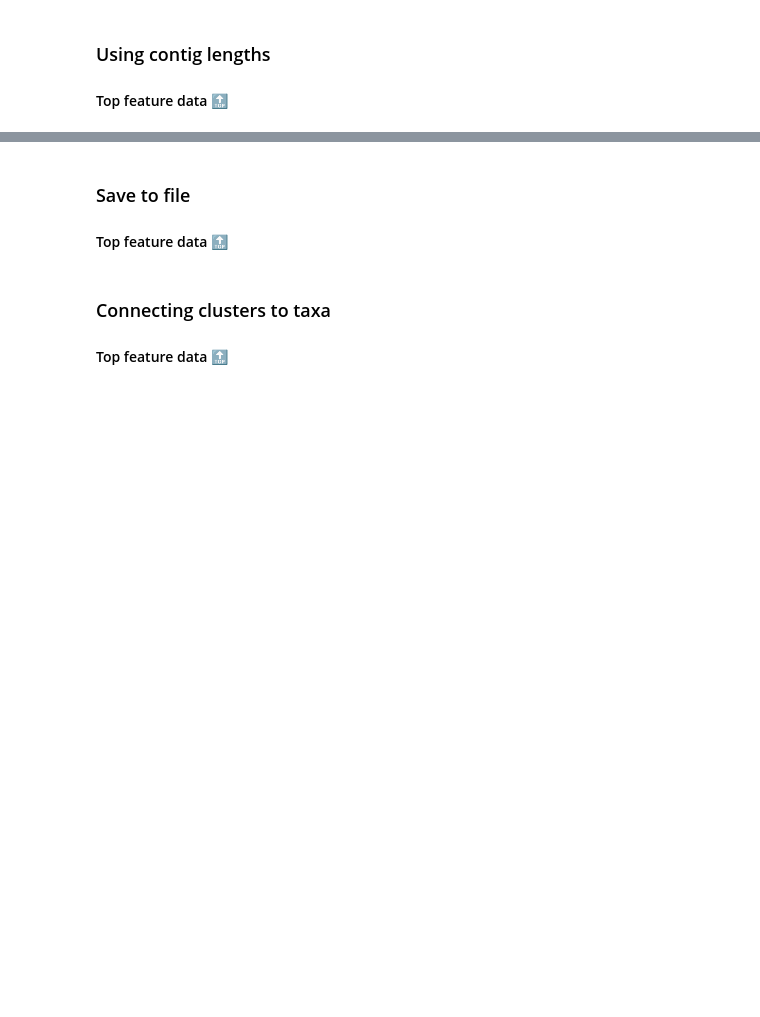
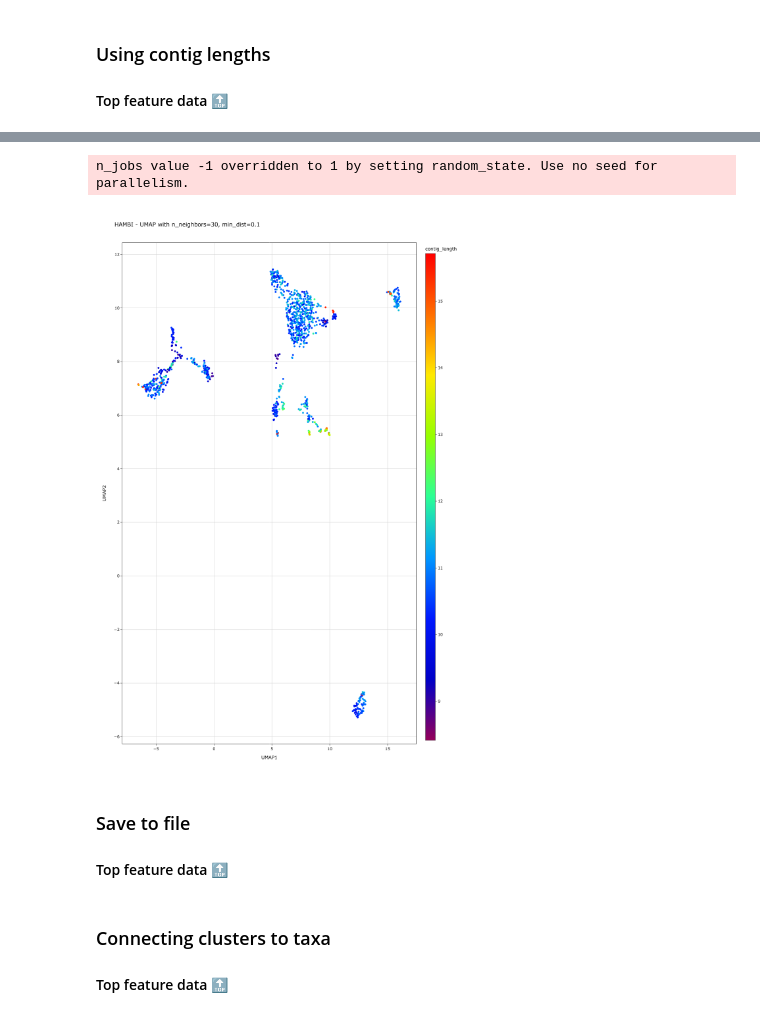
Before and after one commit to melinamarkkanen/Methylation, a Jupyter notebook: notebooks/UMAP_HAMBI.ipynb, the cells around one changed output, grey strips where cells are left out. Cells and saved outputs as stored; diff of their text form; code cells hidden in the pictures; blank space fills up the shorter version.

Commit message:
rainbow colors

```diff
--- a/notebooks/UMAP_HAMBI.ipynb
+++ b/notebooks/UMAP_HAMBI.ipynb
@@ -1234,6 +1314,9 @@ file_path = '/scratch/project_2006608/Methylation/notebooks/UMAP_HAMBI_top150_fe
 df_lengths = pd.read_csv(file_path, sep='\t', index_col=0, header=0, low_memory=False)
 print(df_lengths.shape[0])
 df_lengths.head()
-## Append to merged_data.tsv
+
+df_lengths = np.log(df_lengths)
+#df_lengths = np.log10(df_lengths)
+#df_lengths = np.log2(df_lengths)
 # %% [output]
 1282
@@ -1246,0 +1323,5 @@ df_lengths.head()
+# %%
+## Append to merged_data.tsv
+df_top150_ext = df_top150.copy()
+df_top150_lengths = pd.concat([df_top150_ext, df_lengths], axis=1)
+df_top150_lengths.head()
@@ -1247,59 +1336,52 @@ df_lengths.head()
 # %%
 n_neighbors = [30]
 min_dist = [0.1]
-color_dict = [
-    "#FF0000", "#00FF00", "#0000FF", "#FFFF00", "#FF00FF", "#00FFFF", "#800000", "#008000",
-    "#000080", "#808000", "#800080", "#008080", "#FF4500", "#2E8B57", "#4682B4", "#DAA520",
-    "#FF1493", "#9ACD32", "#8A2BE2", "#5F9EA0", "#D2691E", "#DC143C", "#B8860B", "#32CD32",
-    "#FFD700", "#20B2AA", "#FF6347", "#4169E1", "#8B4513", "#6A5ACD", "#FF7F50", "#2F4F4F"
-]
-
-# If not distinct colors
-color_dict = ["#FF0000"]
-custom_colors = color_dict
 
 for n in n_neighbors:
     for m in min_dist:
         reducer = umap.UMAP(n_neighbors=n, min_dist=m, random_state=seed)
-        embedding = reducer.fit_transform(df_top150.iloc[:, :-17])
-        top150_UMAP_df  = pd.DataFrame({
+        embedding = reducer.fit_transform(df_top150_lengths.iloc[:, :-18])
+        top150_lengths_UMAP_df  = pd.DataFrame({
             'UMAP1': embedding[:, 0],
             'UMAP2': embedding[:, 1],
-            'Domain to species': df_top150['Domain to species'],
-            'Domain to genus': df_top150['Domain to genus'],
-            'element': df_top150['element'],
-            'contig': df_top150.index,
+            'Domain to species': df_top150_lengths['Domain to species'],
+            'Domain to genus': df_top150_lengths['Domain to genus'],
+            'element': df_top150_lengths['element'],
+            'contig': df_top150_lengths.index,
+            'contig_length':df_top150_lengths['contig_length']
         })
         # clustering k defined choosing the k by looking at the UMAP
         kmeans = KMeans(n_clusters=11, random_state=seed)
 
         k_labels = kmeans.fit_predict(embedding)
 
-        top150_UMAP_df['cluster'] = k_labels
+        top150_lengths_UMAP_df['cluster'] = k_labels
 
         column = 'Domain to species'
-        top150_UMAP_df['Domain to species'] = top150_UMAP_df['Domain to species'].fillna('NA')
+        top150_lengths_UMAP_df['Domain to species'] = top150_lengths_UMAP_df['Domain to species'].fillna('NA')
 
-        value_counts = top150_UMAP_df[column].value_counts().to_dict()
+        value_counts = top150_lengths_UMAP_df[column].value_counts().to_dict()
 
-        top150_UMAP_df[f'{column}_with_counts'] = top150_UMAP_df[column].apply(lambda x: f'{x} ({value_counts[x]})')
+        top150_lengths_UMAP_df[f'{column}_with_counts'] = top150_lengths_UMAP_df[column].apply(lambda x: f'{x} ({value_counts[x]})')
 
-        top150_UMAP_df['count'] = top150_UMAP_df[column].map(value_counts)
-        top150_UMAP_df = top150_UMAP_df.sort_values(by=['count'], ascending=False)
+        top150_lengths_UMAP_df['count'] = top150_lengths_UMAP_df[column].map(value_counts)
+        top150_lengths_UMAP_df = top150_lengths_UMAP_df.sort_values(by=['count'], ascending=False)
 
-        top150_UMAP_df[f'{column}_with_counts'] = pd.Categorical(
-            top150_UMAP_df[f'{column}_with_counts'],
-            categories=top150_UMAP_df[f'{column}_with_counts'].unique(),
+        top150_lengths_UMAP_df[f'{column}_with_counts'] = pd.Categorical(
+            top150_lengths_UMAP_df[f'{column}_with_counts'],
+            categories=top150_lengths_UMAP_df[f'{column}_with_counts'].unique(),
             ordered=True
         )
 
-        fig = px.scatter(top150_UMAP_df,
+        fig = px.scatter(top150_lengths_UMAP_df,
                             x='UMAP1',
                             y='UMAP2',
                             labels={f'{column}_with_counts': column},
-                            color=f'{column}_with_counts',
+                            #color=f'{column}_with_counts',
+                            color='contig_length',
                             title=f' HAMBI - UMAP with n_neighbors={n}, min_dist={m}',
-                            color_discrete_sequence=custom_colors,
+                            #color_discrete_sequence=custom_colors,
+                            color_continuous_scale=px.colors.sequential.Rainbow,
                             hover_data={'cluster': True, 'Domain to species': True, 'Domain to genus': True, 'element': True, 'contig': True} )
         title = f' HAMBI - UMAP with n_neighbors={n}, min_dist={m}'
         fig.update_layout(
@@ -1309,35 +1391,38 @@ for n in n_neighbors:
             showlegend=True,
             legend=dict(
                 x=0.5,
                 y=-0.1,
                 traceorder="normal",
                 xanchor='center',
                 yanchor='top',
                 orientation='h'
             ),
             template='simple_white',
             xaxis=dict(
                 showgrid=True,
                 gridcolor='lightgray',
                 zeroline=False,
                 showline=True,
                 linecolor='black',
                 linewidth=1,
                 mirror=True
             ),
             yaxis=dict(
                 showgrid=True,
                 gridcolor='lightgray',
                 zeroline=False,
                 showline=True,
                 linecolor='black',
                 linewidth=1,
                 mirror=True
             )
         )
         fig.show()
-        #fig.write_image(f'UMAP_HAMBI_top150_features/UMAP_{n}_{m}_contig_lengths.png')
-        #fig.write_html(f'UMAP_HAMBI_top150_features/UMAP_{n}_{m}_contig_lengths.html')
+        fig.write_image(f'UMAP_HAMBI_top150_features/UMAP_{n}_{m}_contig_lengths_log.png')
+        fig.write_html(f'UMAP_HAMBI_top150_features/UMAP_{n}_{m}_contig_lengths_log.html')
+# %% [output]
+n_jobs value -1 overridden to 1 by setting random_state. Use no seed for parallelism.
+[figure, added]
 # %%
 custom_colors = ['#1f77b4', '#ff7f0e', '#2ca02c', '#d62728',
                  '#9467bd', '#8c564b', '#e377c2', '#7f7f7f',
```
Also changed, not shown: parts of 12 cells of this notebook.
